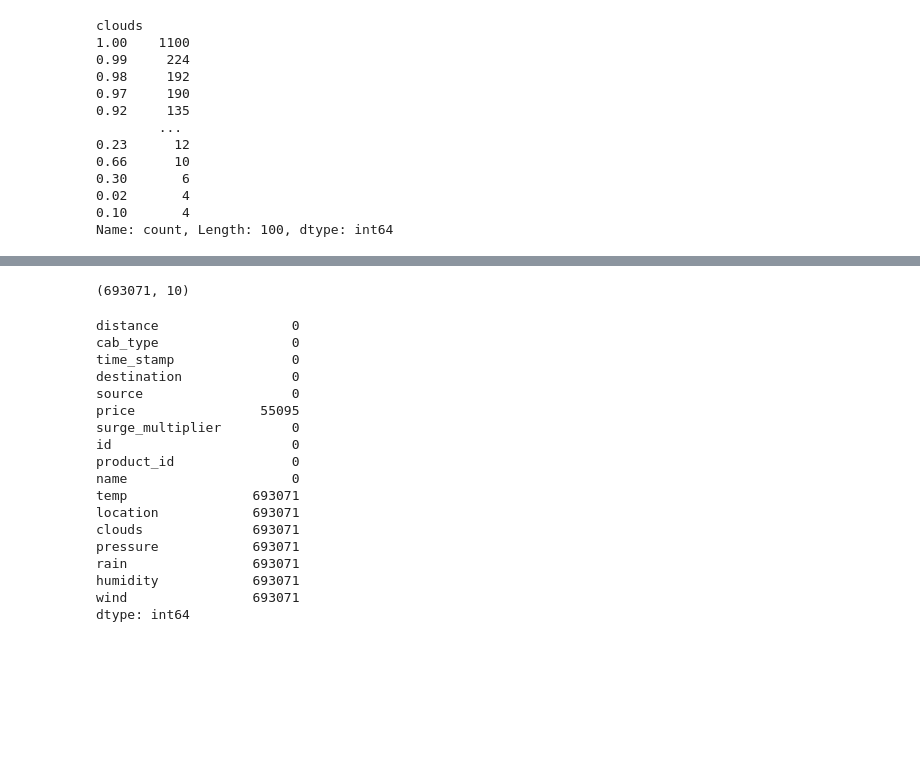
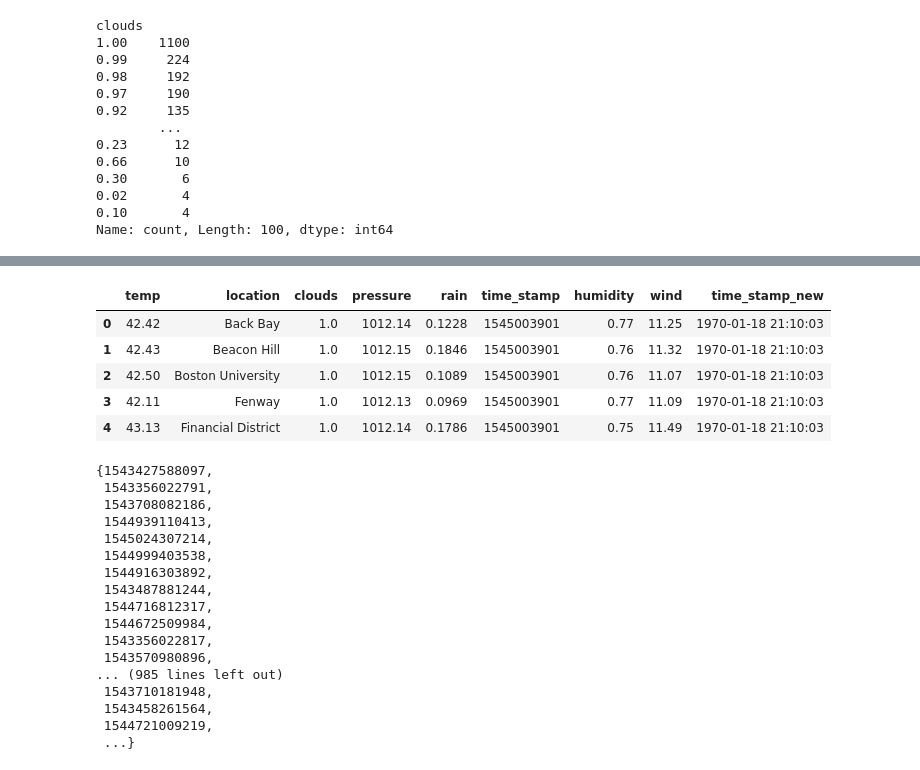
Before and after one commit to mkr9395/nyc-taxi-fare-prediction, a Jupyter notebook: notebooks/data_cleaning.ipynb, the cells around one changed output, grey strips where cells are left out. Saved outputs shown, nothing was run; the diff lists cells and outputs as text; code cells hidden in the pictures; blank space fills up the shorter version.

```diff
--- a/notebooks/data_cleaning.ipynb
+++ b/notebooks/data_cleaning.ipynb
@@ -707,2 +694,2 @@ Name: count, Length: 840, dtype: int64
 # %%
-weather[weather['time_stamp'] == 1545068701]
+weather['time_stamp_new'] = weather['time_stamp'].apply(datetime_conversion)
@@ -733,25 +696,29 @@ data.head()
-# %%
-df.shape
-# %% [output]
-(693071, 10)
-# %%
-data.isnull().sum()
-# %% [output]
-distance                 0
-cab_type                 0
-time_stamp               0
-destination              0
-source                   0
-price                55095
-surge_multiplier         0
-id                       0
-product_id               0
-name                     0
-temp                693071
-location            693071
-clouds              693071
-pressure            693071
-rain                693071
-humidity            693071
-wind                693071
-dtype: int64
+# %%
+weather.head()
+# %% [output]
+|  | temp | location | clouds | pressure | rain | time_stamp | humidity | wind | time_stamp_new |
+| 0 | 42.42 | Back Bay | 1.0 | 1012.14 | 0.1228 | 1545003901 | 0.77 | 11.25 | 1970-01-18 21:10:03 |
+| 1 | 42.43 | Beacon Hill | 1.0 | 1012.15 | 0.1846 | 1545003901 | 0.76 | 11.32 | 1970-01-18 21:10:03 |
+| 2 | 42.50 | Boston University | 1.0 | 1012.15 | 0.1089 | 1545003901 | 0.76 | 11.07 | 1970-01-18 21:10:03 |
+| 3 | 42.11 | Fenway | 1.0 | 1012.13 | 0.0969 | 1545003901 | 0.77 | 11.09 | 1970-01-18 21:10:03 |
+| 4 | 43.13 | Financial District | 1.0 | 1012.14 | 0.1786 | 1545003901 | 0.75 | 11.49 | 1970-01-18 21:10:03 |
+# %%
+set(df_timestamp_old)
+# %% [output]
+{1543427588097,
+ 1543356022791,
+ 1543708082186,
+ 1544939110413,
+ 1545024307214,
+ 1544999403538,
+ 1544916303892,
+ 1543487881244,
+ 1544716812317,
+ 1544672509984,
+ 1543356022817,
+ 1543570980896,
+... (985 lines left out)
+ 1543710181948,
+ 1543458261564,
+ 1544721009219,
+ ...}
```
Also changed, not shown: parts of 6 cells of this notebook, 1 other file.
